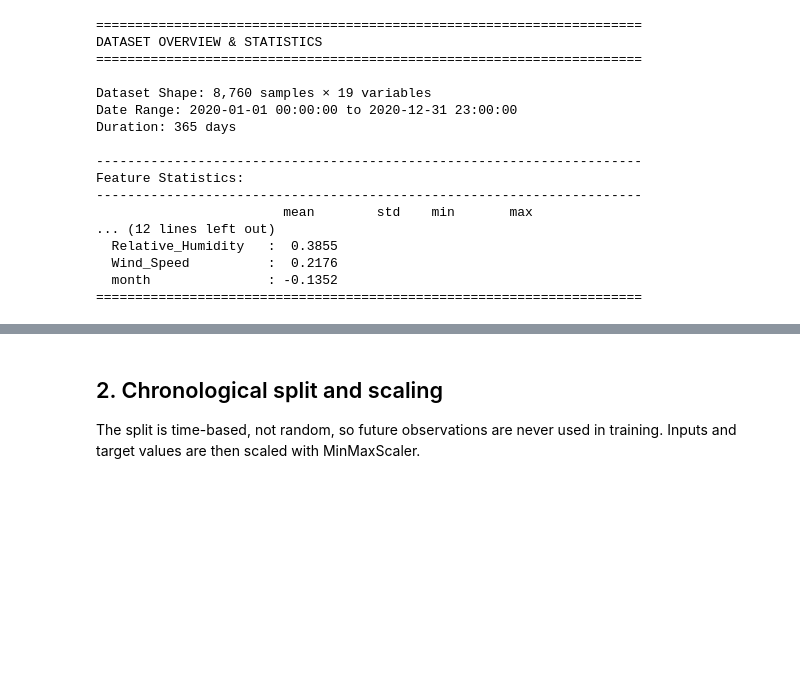
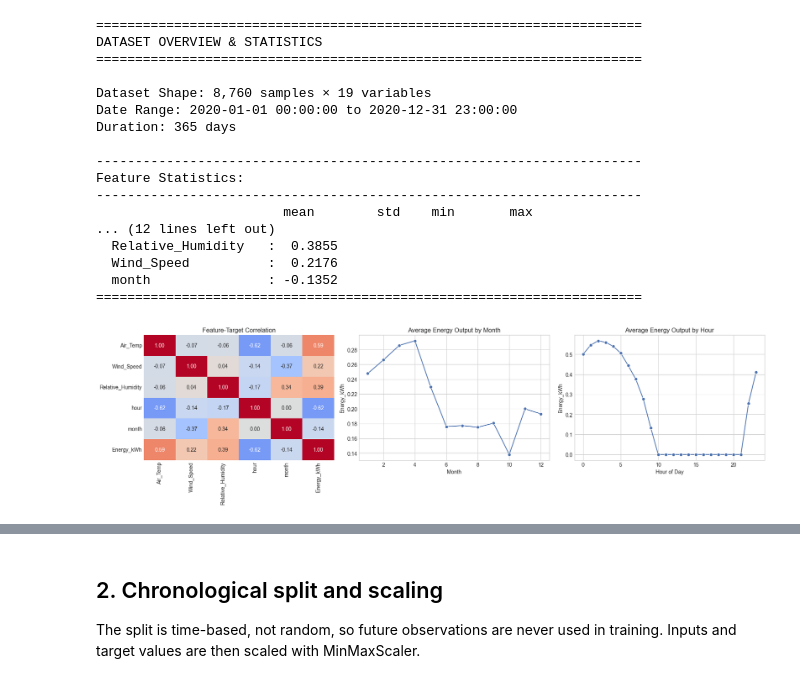
Before and after one commit to Hermes335/IS_PROJ, a Jupyter notebook: renewable_energy_ann.ipynb, the cells around one changed output, grey strips where cells are left out. Cells and saved outputs as stored; diff of their text form; code cells hidden in the pictures; blank space fills up the shorter version.

Commit message:
Add more graphs and diagram

```diff
--- a/renewable_energy_ann.ipynb
+++ b/renewable_energy_ann.ipynb
@@ -171,3 +171,26 @@ Feature Statistics:
   Wind_Speed          :  0.2176
   month               : -0.1352
 ======================================================================
+# %%
+fig, axes = plt.subplots(1, 3, figsize=(18, 5))
+
+corr_matrix = df[FEATURE_COLUMNS + [TARGET_COLUMN]].corr()
+sns.heatmap(corr_matrix, annot=True, cmap='coolwarm', center=0, fmt='.2f', ax=axes[0], cbar=False)
+axes[0].set_title('Feature-Target Correlation')
+
+monthly_profile = df.groupby('month')[TARGET_COLUMN].mean()
+sns.lineplot(x=monthly_profile.index, y=monthly_profile.values, marker='o', ax=axes[1])
+axes[1].set_title('Average Energy Output by Month')
+axes[1].set_xlabel('Month')
+axes[1].set_ylabel('Energy_kWh')
+
+hourly_profile = df.groupby('hour')[TARGET_COLUMN].mean()
+sns.lineplot(x=hourly_profile.index, y=hourly_profile.values, marker='o', ax=axes[2])
+axes[2].set_title('Average Energy Output by Hour')
+axes[2].set_xlabel('Hour of Day')
+axes[2].set_ylabel('Energy_kWh')
+
+plt.tight_layout()
+plt.show()
+# %% [output]
+[figure, added]
```
Also changed, not shown: parts of 9 cells of this notebook, 2 other files.
